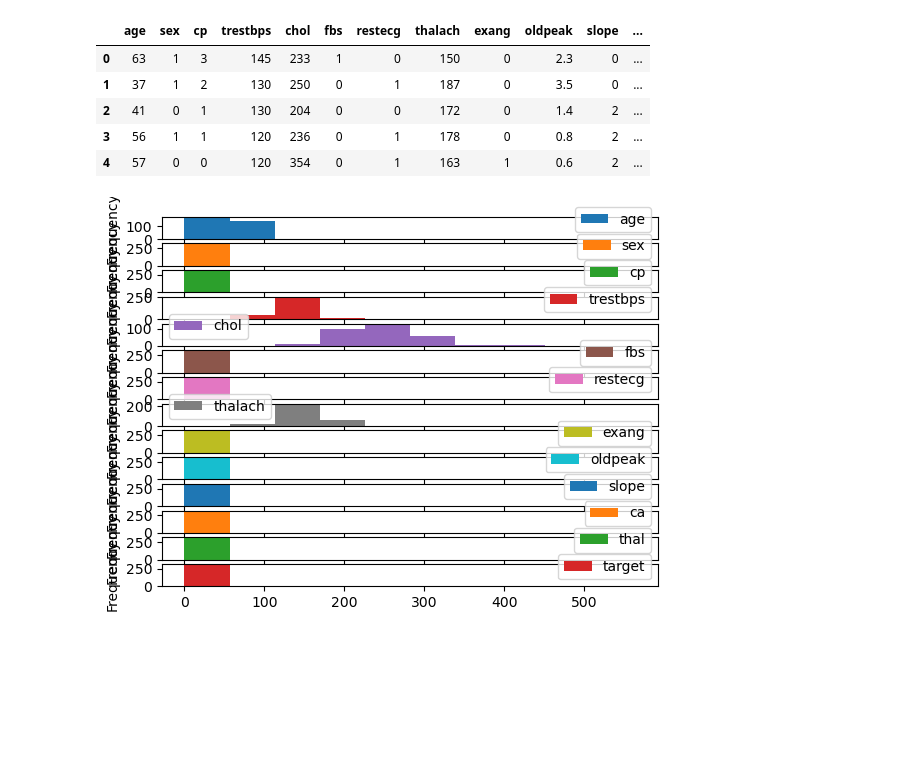
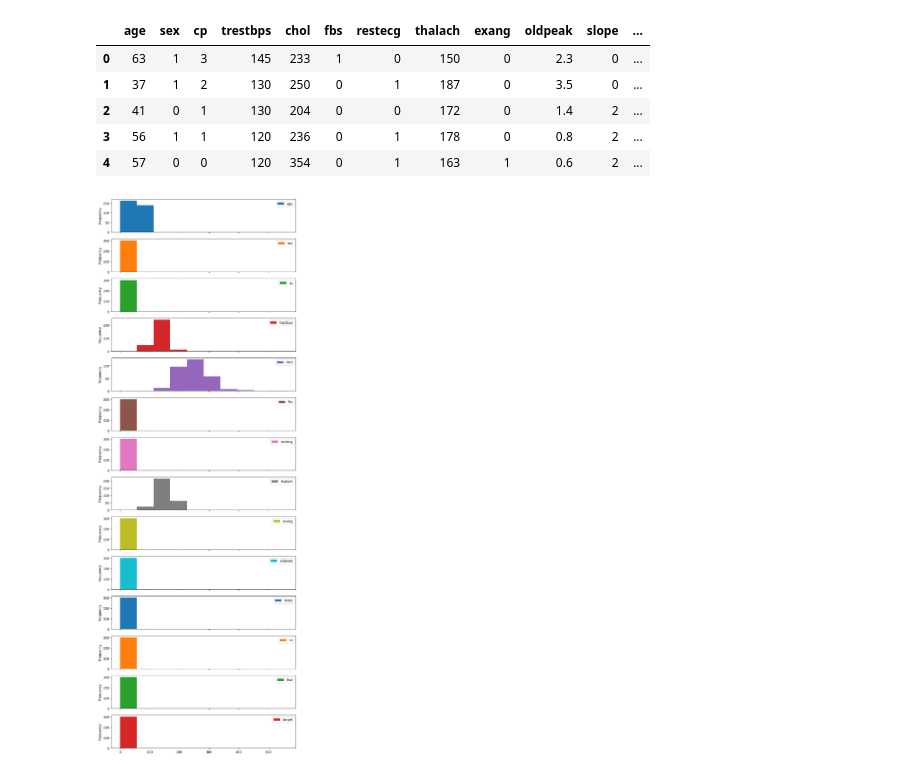
Before and after one commit to Tarun-Mittal-cell/dataAnalysisPandasNumpy, a Jupyter notebook: Introduction to Matplotlib.ipynb, the cells around one changed output. Drawn from its saved outputs; the diff is of its cells as text; code cells hidden in the pictures; blank space fills up the shorter version.

```diff
--- a/Introduction to Matplotlib.ipynb
+++ b/Introduction to Matplotlib.ipynb
@@ -383,6 +383,6 @@ heart_disease.head()
 | 3 | 56 | 1 | 1 | 120 | 236 | 0 | 1 | 178 | 0 | 0.8 | 2 | ... |
 | 4 | 57 | 0 | 0 | 120 | 354 | 0 | 1 | 163 | 1 | 0.6 | 2 | ... |
 # %%
-heart_disease.plot.hist(figsize=subplots=True);
+heart_disease.plot.hist(figsize=(10,30), subplots=True);
 # %% [output]
-[figure, old version]
+[figure, new version]
```
Also changed, not shown: parts of 5 cells of this notebook.
